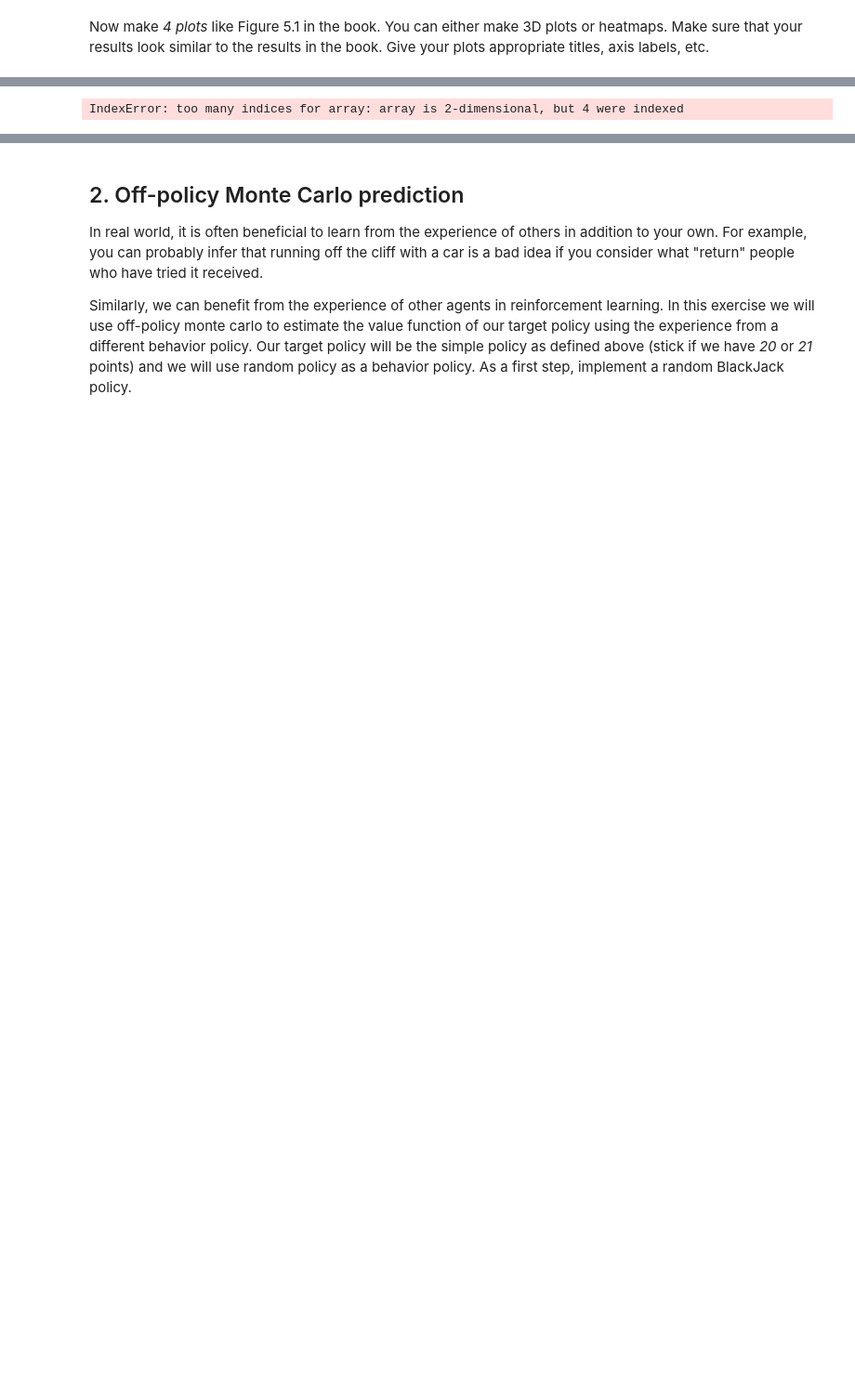
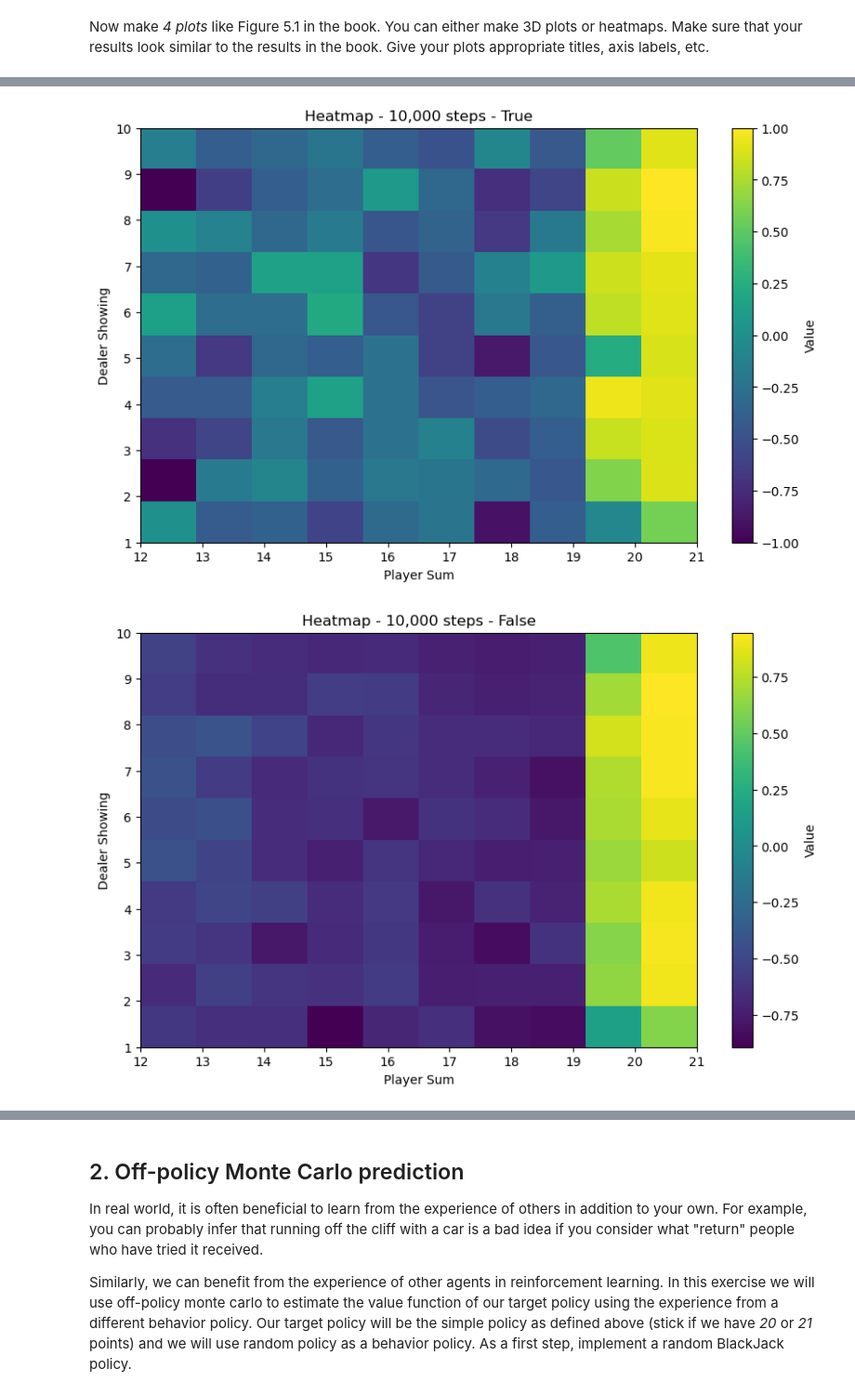
Before and after one commit to matthias-hagenauer/RL-2025, a Jupyter notebook: assignment-2/MC_lab.ipynb, the cells around one changed output, grey strips where cells are left out. Shown at 93% size. Drawn from its saved outputs; the diff is of its cells as text; code cells hidden in the pictures; blank space fills up the shorter version.

```diff
--- a/assignment-2/MC_lab.ipynb
+++ b/assignment-2/MC_lab.ipynb
@@ -276,7 +276,7 @@ def mc_prediction(policy, env, num_episodes, discount_factor=1.0, sampling_funct
             state = episode[0][step]
             G = discount_factor * G + episode[2][step]
             returns_count[state] += 1
-            V[state] = G * 1/returns_count[state] + V[state] * ((returns_count[state] - 1) / returns_count[state])
+            V[state] = G * (1/returns_count[state]) + V[state] * ((returns_count[state] - 1) / returns_count[state])
 
     return V
 # %% [output]
@@ -306,39 +306,37 @@ def plot_blackjack_value_function(V, title="Value Function"):
     V_true = {key: value for key, value in V.items() if key[2]}
     V_false = {key: value for key, value in V.items() if not key[2]}
 
     def plot_heatmap(data, subtitle):
         # Extract keys and values from the data
         keys = list(data.keys())
         values = list(data.values())
 
         # Separate the keys into individual components
         x = [key[0] for key in keys]
         y = [key[1] for key in keys]
 
         # Create a grid for the heatmap
         X, Y = np.meshgrid(sorted(set(x)), sorted(set(y)))
         Z = np.zeros_like(X, dtype=float)
 
-
-
-        for (hand, dealer, ace), value in data.items():
-            Z[X == hand, Y == dealer] = value
+        # Map the data to the grid
+        for key, value in data.items():
+            hand, dealer, _ = key
+            Z[sorted(set(y)).index(dealer), sorted(set(x)).index(hand)] = value
 
         plt.figure(figsize=(10, 6))
-        plt.imshow(Z, aspect='auto', extent=[min(x), max(x), min(y), max(y)], origin='lower')
+        plt.imshow(Z, aspect='auto', extent=[min(x), max(x), min(y), max(y)], origin='lower', cmap='viridis')
         plt.colorbar(label='Value')
         plt.title(f'Heatmap - {subtitle}')
         plt.xlabel('Player Sum')
         plt.ylabel('Dealer Showing')
         plt.show()
 
-
-
     plot_heatmap(V_true, f'{title} - True')
     plot_heatmap(V_false, f'{title} - False')
 
-
 plot_blackjack_value_function(V_10k, "10,000 steps")
 plot_blackjack_value_function(V_500k, "500,000 steps")
 # %% [output]
-IndexError: too many indices for array: array is 2-dimensional, but 4 were indexed
+[figure, added]
+[figure, added]
```
Also changed, not shown: parts of 6 cells of this notebook, 1 other file.
